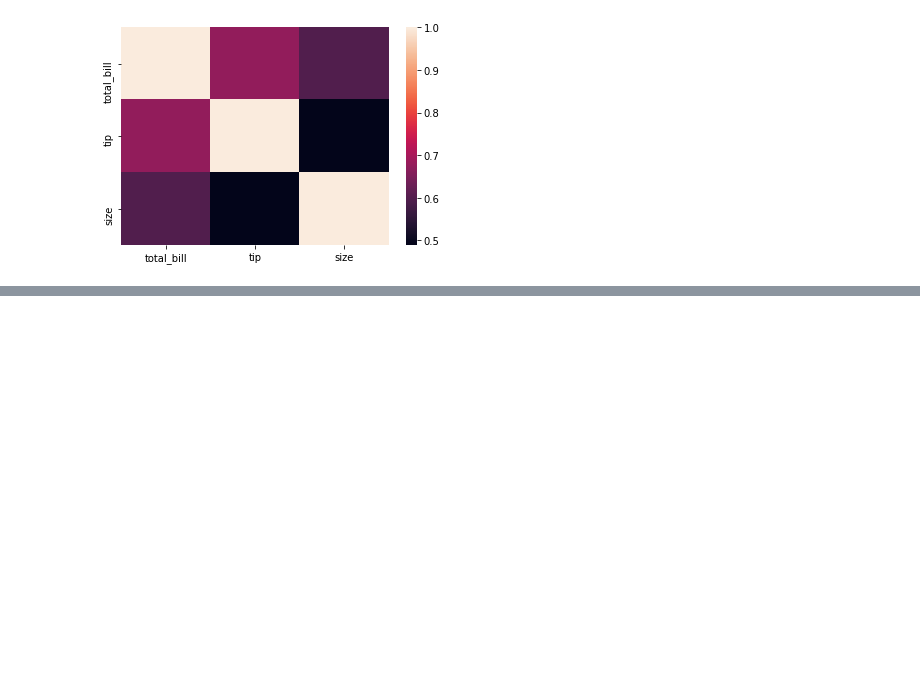
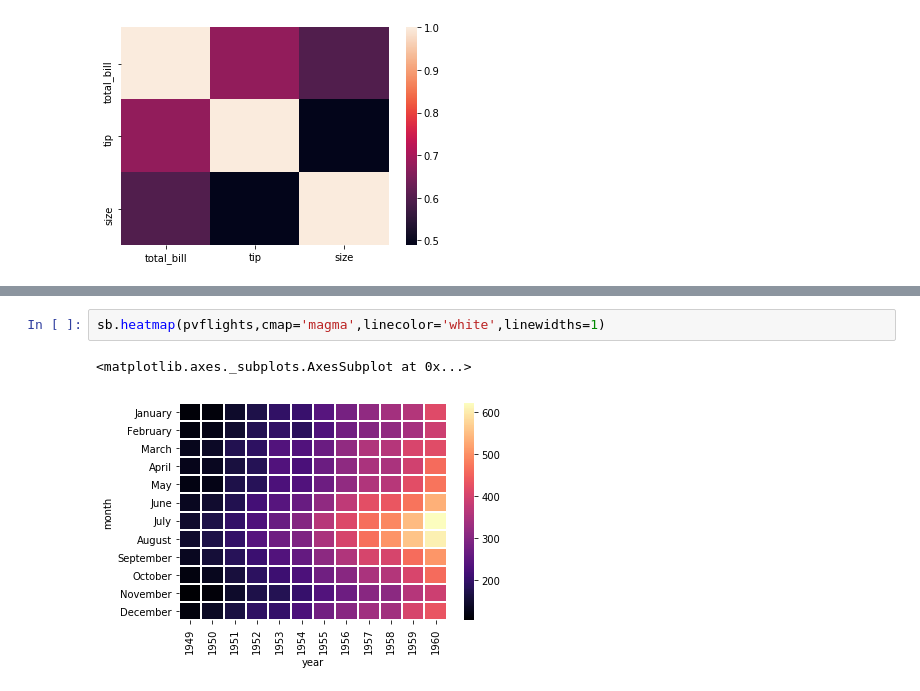
Before and after one commit to codingblondie/udemypython, a Jupyter notebook: files/Seaborn_beg.ipynb, the cells around one changed output, grey strips where cells are left out. Drawn from its saved outputs; the diff is of its cells as text; blank space fills up the shorter version.

```diff
--- a/files/Seaborn_beg.ipynb
+++ b/files/Seaborn_beg.ipynb
@@ -159,0 +188,5 @@ sb.heatmap(tips.corr())
+# %%
+sb.heatmap(pvflights,cmap='magma',linecolor='white',linewidths=1)
+# %% [output]
+<matplotlib.axes._subplots.AxesSubplot at 0x...>
+[figure, added]
```
Also changed, not shown: parts of 3 cells of this notebook.
